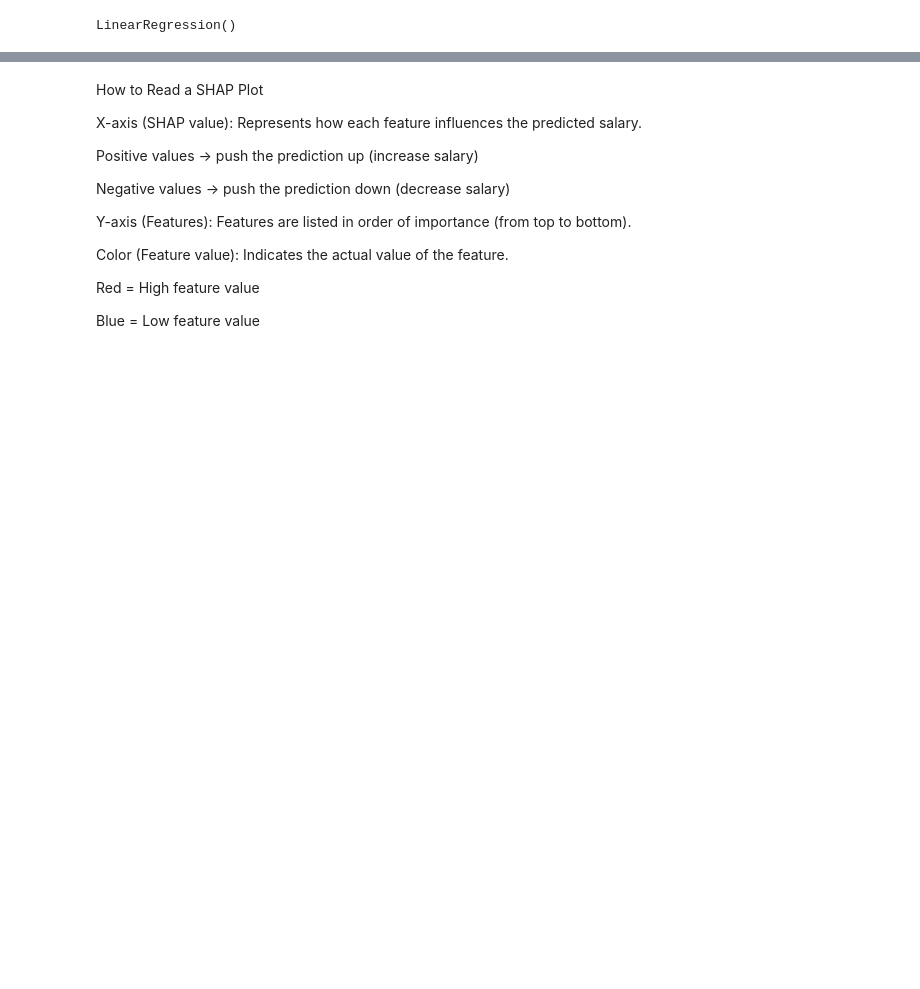
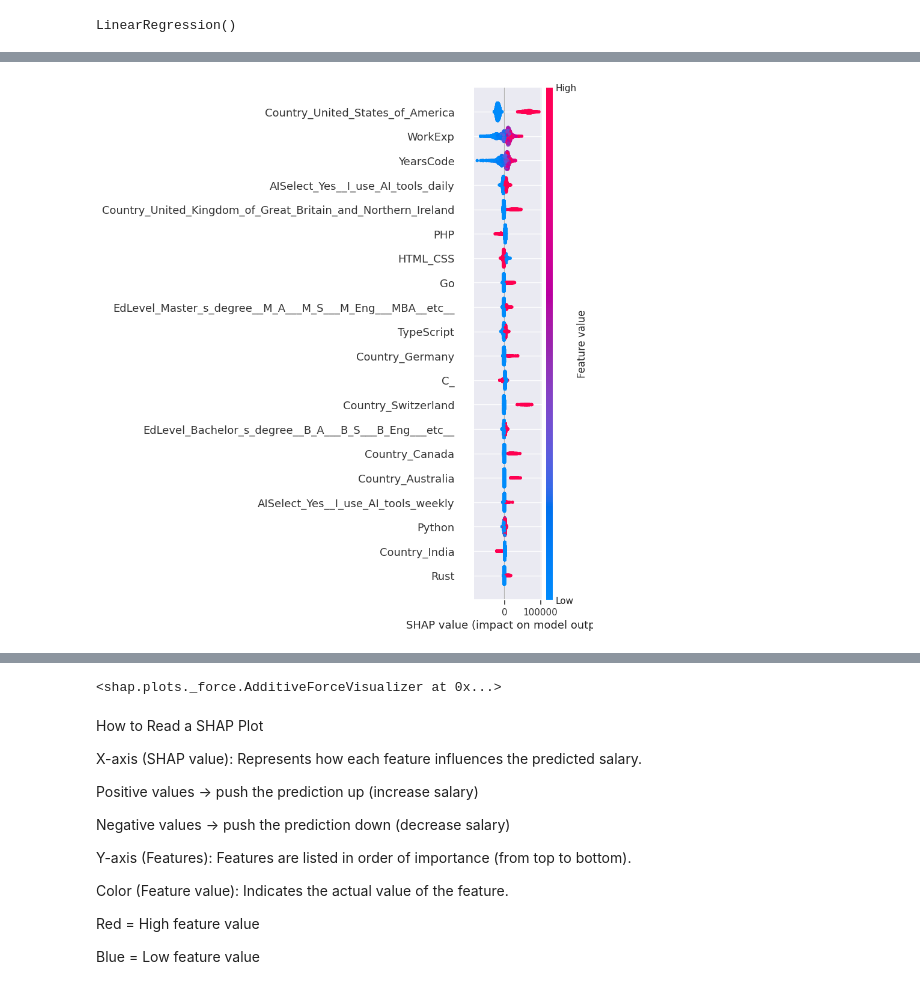
Before and after one commit to yukomath/Project_1, a Jupyter notebook: project.ipynb, the cells around one changed output, grey strips where cells are left out. Saved outputs shown, nothing was run; the diff lists cells and outputs as text; code cells hidden in the pictures; blank space fills up the shorter version.

```diff
--- a/project.ipynb
+++ b/project.ipynb
@@ -840,0 +762,9 @@ shap.summary_plot(shap_values_rf, X_sample, max_display=10)
+# %%
+# Summary plot (detailed)
+shap.summary_plot(shap_values, X_test)
+
+# Optional: single prediction force plot
+shap.initjs()
+shap.force_plot(explainer.expected_value, shap_values[0], X_test.iloc[0])
+# %% [output]
+[figure, added]
@@ -841,3 +772,4 @@ shap.summary_plot(shap_values_rf, X_sample, max_display=10)
+<shap.plots._force.AdditiveForceVisualizer at 0x...>
 # %% [markdown]
 How to Read a SHAP Plot
 
```
Also changed, not shown: parts of 70 cells of this notebook.
